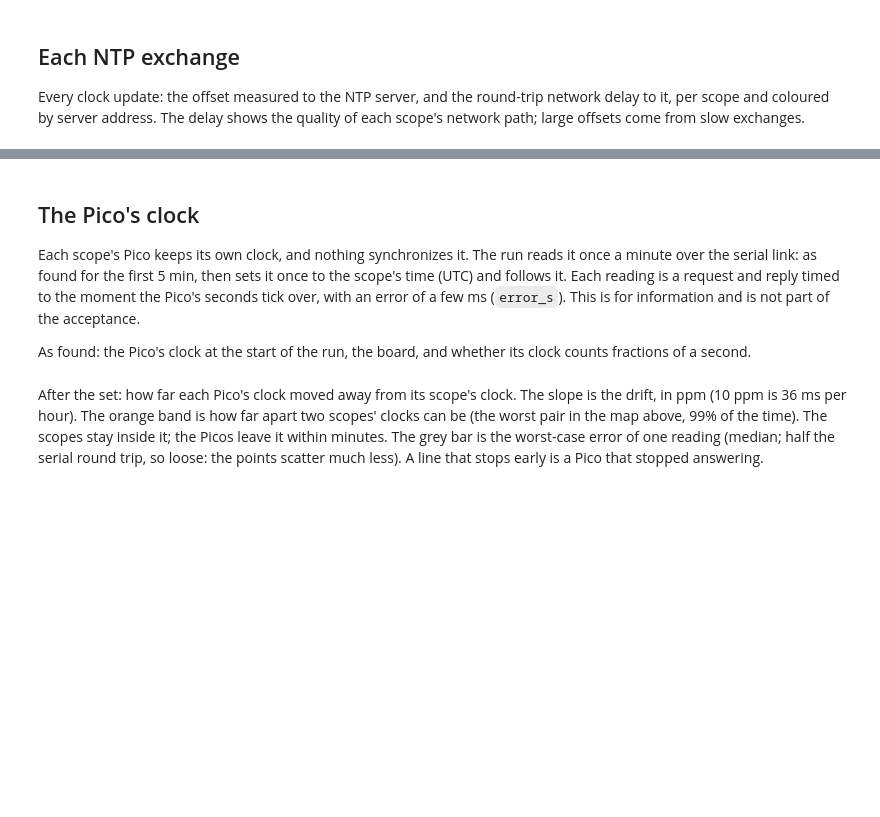
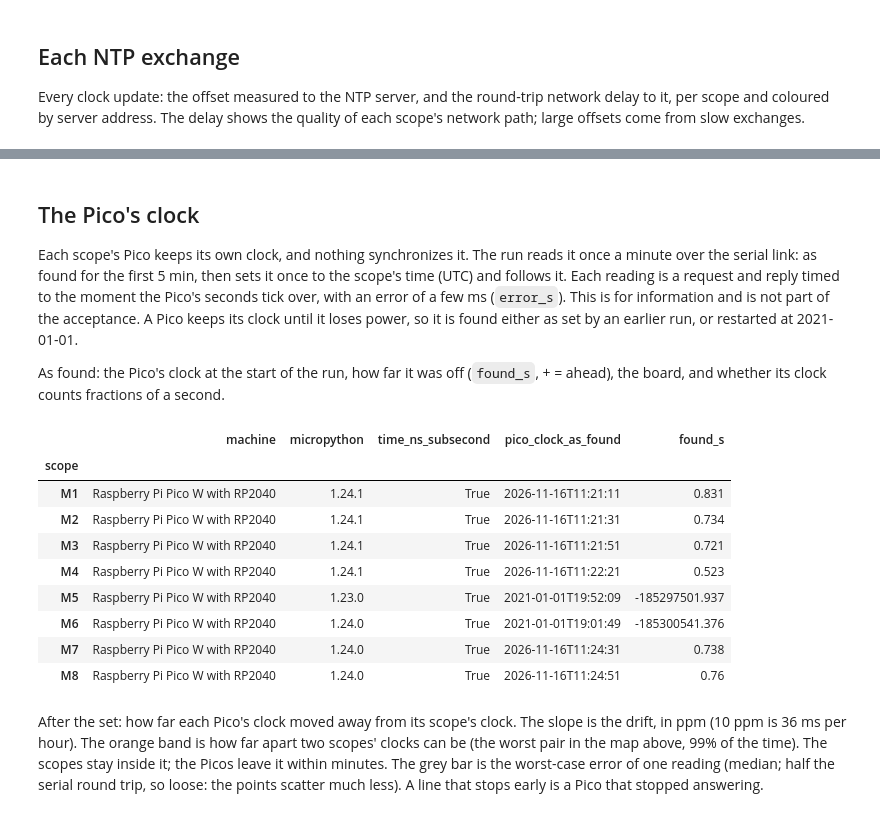
Before and after one commit to Trappy-Scopes/trappyframe, a Jupyter notebook: calibrations/fleet_clock_synchronization.ipynb, the cells around one changed output, grey strips where cells are left out. Saved outputs shown, nothing was run; the diff lists cells and outputs as text; code cells hidden in the pictures; blank space fills up the shorter version.

```diff
--- a/calibrations/fleet_clock_synchronization.ipynb
+++ b/calibrations/fleet_clock_synchronization.ipynb
@@ -205,18 +275,31 @@ fig.tight_layout()
 Each scope's Pico keeps its own clock, and nothing synchronizes it. The run reads it once a minute over the
 serial link: as found for the first 5 min, then sets it once to the scope's time (UTC) and follows it. Each
 reading is a request and reply timed to the moment the Pico's seconds tick over, with an error of a few ms
-(`error_s`). This is for information and is not part of the acceptance.
+(`error_s`). This is for information and is not part of the acceptance. A Pico keeps its clock until it loses
+power, so it is found either as set by an earlier run, or restarted at 2021-01-01.
 
-As found: the Pico's clock at the start of the run, the board, and whether its clock counts fractions of a second.
+As found: the Pico's clock at the start of the run, how far it was off (`found_s`, + = ahead), the board, and whether
+its clock counts fractions of a second.
 # %%
 pico = res[res.stream == "pico"].dropna(axis=1, how="all").sort_values("wall")
 pico["scope"] = pico.eid.map(scope_of)
 info = exps.df_events.query("type == 'pico_check'").assign(scope=lambda d: d.eid.map(scope_of))
 found = pico[pico.phase == "as_found"].groupby("scope").first()
 found = info.set_index("scope")[["machine", "micropython", "time_ns_subsecond"]].join(
     found[["pico_time", "offset_s"]].rename(columns={"pico_time": "pico_clock_as_found"}))
-found["behind_days"] = (-found.pop("offset_s") / 86400).round(1)
-found.reindex(present)
+found["found_s"] = found.pop("offset_s").round(3)
+found.reindex(present).astype({"found_s": str})           # plain seconds, not 1.85e+08
+# %% [output]
+|  | machine | micropython | time_ns_subsecond | pico_clock_as_found | found_s |
+| scope |  |  |  |  |  |
+| M1 | Raspberry Pi Pico W with RP2040 | 1.24.1 | True | 2026-11-16T11:21:11 | 0.831 |
+| M2 | Raspberry Pi Pico W with RP2040 | 1.24.1 | True | 2026-11-16T11:21:31 | 0.734 |
+| M3 | Raspberry Pi Pico W with RP2040 | 1.24.1 | True | 2026-11-16T11:21:51 | 0.721 |
+| M4 | Raspberry Pi Pico W with RP2040 | 1.24.1 | True | 2026-11-16T11:22:21 | 0.523 |
+| M5 | Raspberry Pi Pico W with RP2040 | 1.23.0 | True | 2021-01-01T19:52:09 | -185297501.937 |
+| M6 | Raspberry Pi Pico W with RP2040 | 1.24.0 | True | 2021-01-01T19:01:49 | -185300541.376 |
+| M7 | Raspberry Pi Pico W with RP2040 | 1.24.0 | True | 2026-11-16T11:24:31 | 0.738 |
+| M8 | Raspberry Pi Pico W with RP2040 | 1.24.0 | True | 2026-11-16T11:24:51 | 0.76 |
 # %% [markdown]
 After the set: how far each Pico's clock moved away from its scope's clock. The slope is the drift, in ppm (10 ppm
 is 36 ms per hour). The orange band is how far apart two scopes' clocks can be (the worst pair in the map above,
```
Also changed, not shown: parts of 12 cells of this notebook, 1 other file.
